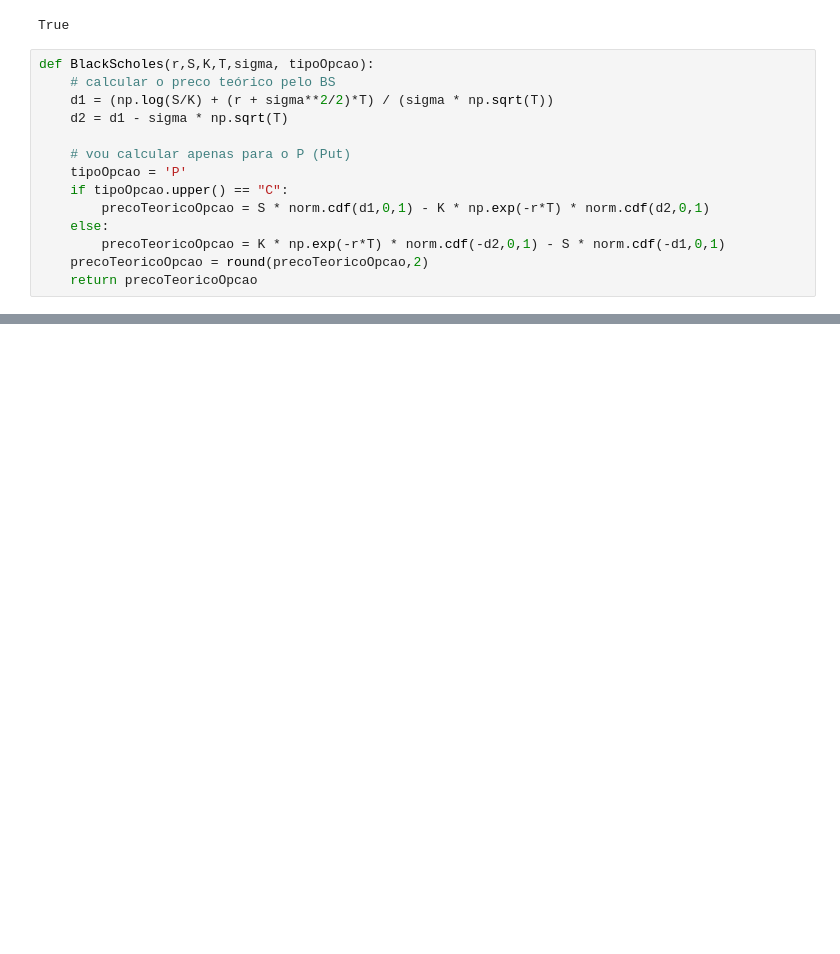
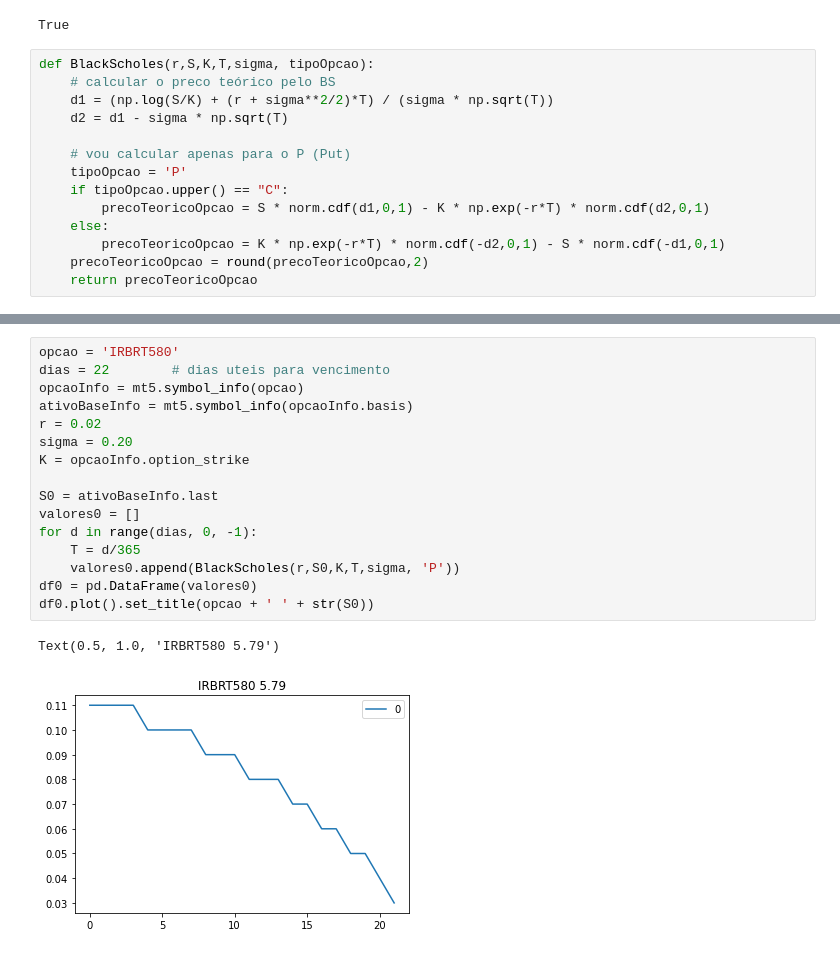
Before and after one commit to rcarasek/MT5-vs-001, a Jupyter notebook: mt5-RolarTravaAltaPut2.ipynb, the cells around one changed output, grey strips where cells are left out. Saved outputs shown, nothing was run; the diff lists cells and outputs as text; blank space fills up the shorter version.

```diff
--- a/mt5-RolarTravaAltaPut2.ipynb
+++ b/mt5-RolarTravaAltaPut2.ipynb
@@ -225,0 +220,19 @@ Text(0.5, 1.0, 'BBSET235 23.5')
+# %%
+opcao = 'IRBRT580'
+dias = 22        # dias uteis para vencimento
+opcaoInfo = mt5.symbol_info(opcao)
+ativoBaseInfo = mt5.symbol_info(opcaoInfo.basis)
+r = 0.02
+sigma = 0.20
+K = opcaoInfo.option_strike
+
+S0 = ativoBaseInfo.last
+valores0 = []
+for d in range(dias, 0, -1):
+    T = d/365
+    valores0.append(BlackScholes(r,S0,K,T,sigma, 'P'))
+df0 = pd.DataFrame(valores0)
+df0.plot().set_title(opcao + ' ' + str(S0))
+# %% [output]
+Text(0.5, 1.0, 'IRBRT580 5.79')
+[figure, added]
```
Also changed, not shown: parts of 4 cells of this notebook, 7 other files.
